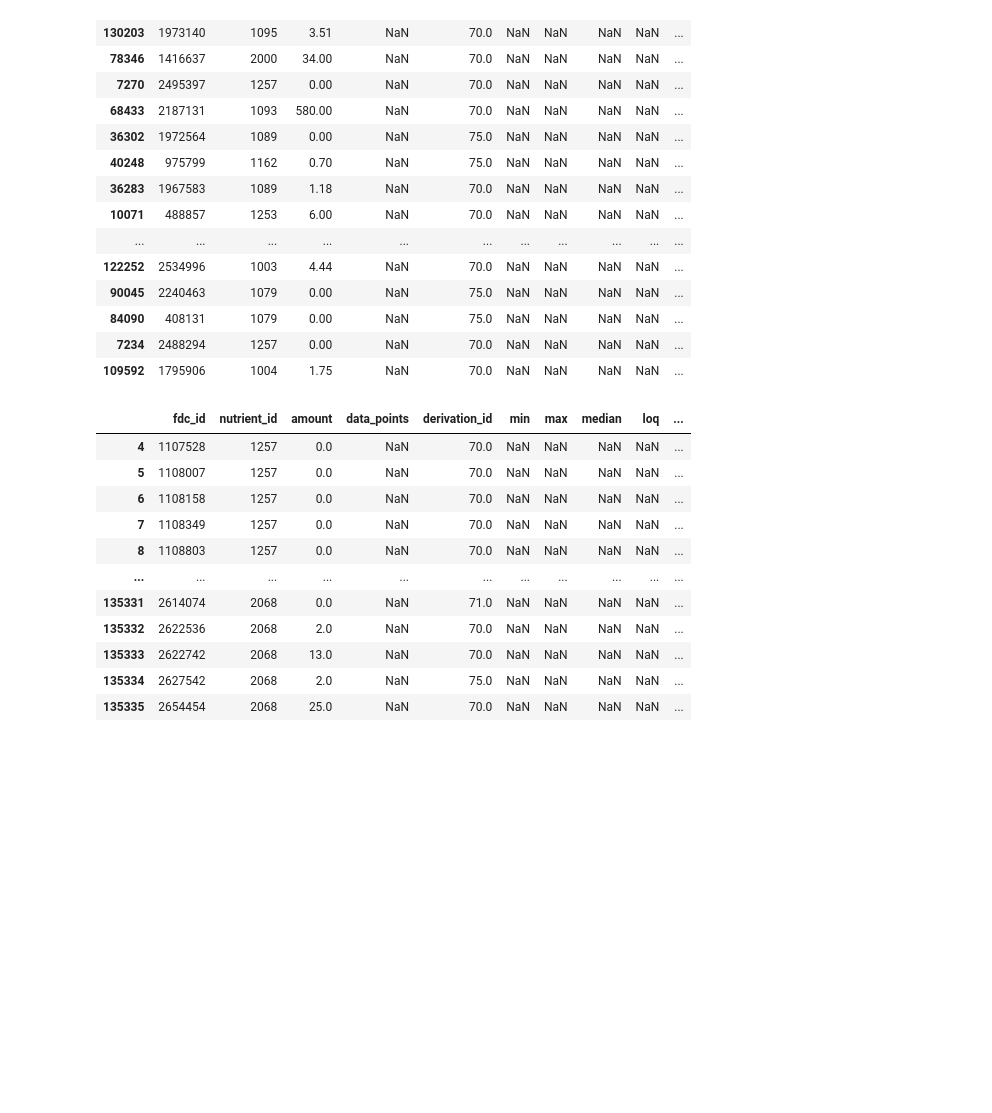
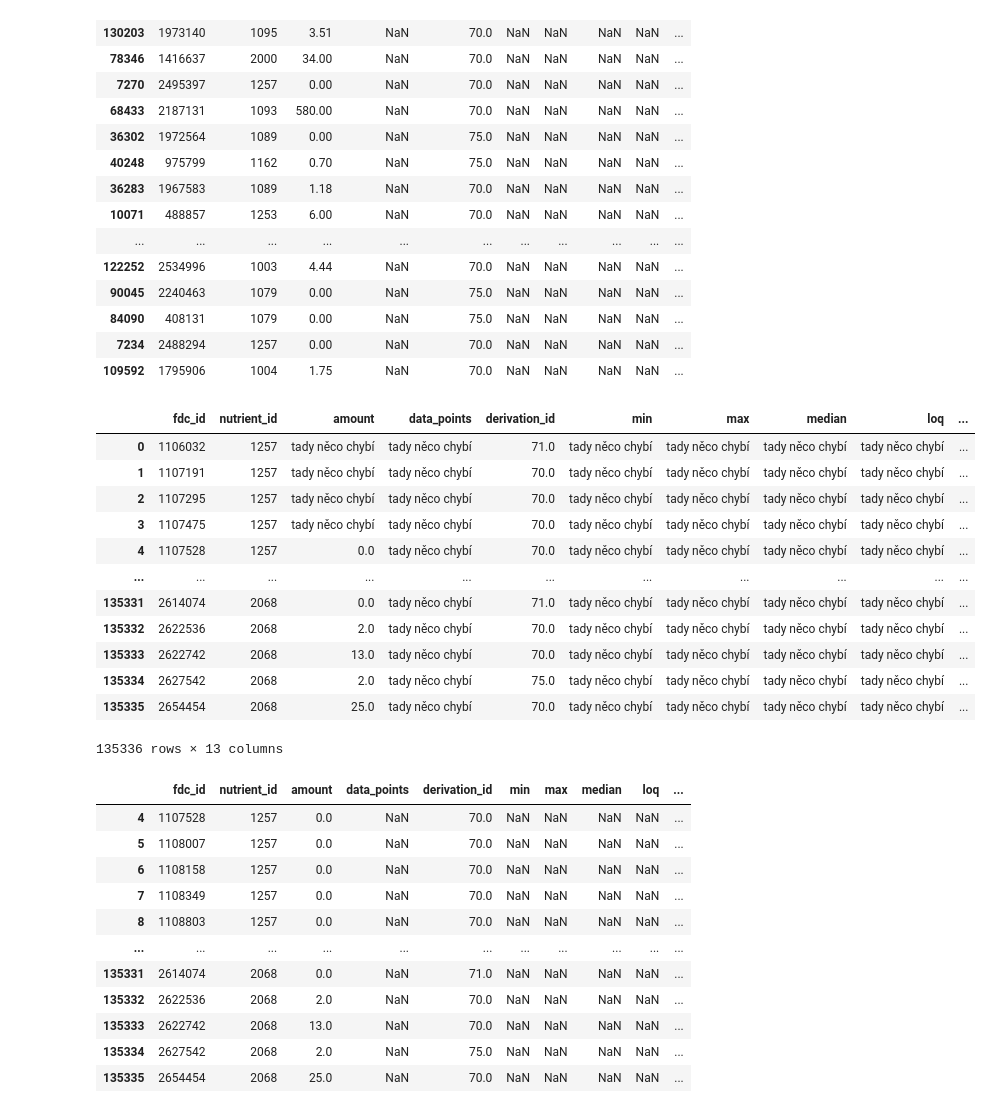
Before and after one commit to JanaEsther/czechitas-python-pro-datovou-analyzu-2024-02, a Jupyter notebook: notebooks/lekce-02/lekce-02.ipynb, the cells around one changed output. Saved outputs shown, nothing was run; the diff lists cells and outputs as text; code cells hidden in the pictures; blank space fills up the shorter version.

```diff
--- a/notebooks/lekce-02/lekce-02.ipynb
+++ b/notebooks/lekce-02/lekce-02.ipynb
@@ -525,3 +511,19 @@ food_nutrient.sample(20)
+# %%
+food_nutrient.fillna("tady něco chybí")
+# %% [output]
+|  | fdc_id | nutrient_id | amount | data_points | derivation_id | min | max | median | loq | ... |
+| 0 | 1106032 | 1257 | tady něco chybí | tady něco chybí | 71.0 | tady něco chybí | tady něco chybí | tady něco chybí | tady něco chybí | ... |
+| 1 | 1107191 | 1257 | tady něco chybí | tady něco chybí | 70.0 | tady něco chybí | tady něco chybí | tady něco chybí | tady něco chybí | ... |
+| 2 | 1107295 | 1257 | tady něco chybí | tady něco chybí | 70.0 | tady něco chybí | tady něco chybí | tady něco chybí | tady něco chybí | ... |
+| 3 | 1107475 | 1257 | tady něco chybí | tady něco chybí | 70.0 | tady něco chybí | tady něco chybí | tady něco chybí | tady něco chybí | ... |
+| 4 | 1107528 | 1257 | 0.0 | tady něco chybí | 70.0 | tady něco chybí | tady něco chybí | tady něco chybí | tady něco chybí | ... |
+| ... | ... | ... | ... | ... | ... | ... | ... | ... | ... | ... |
+| 135331 | 2614074 | 2068 | 0.0 | tady něco chybí | 71.0 | tady něco chybí | tady něco chybí | tady něco chybí | tady něco chybí | ... |
+| 135332 | 2622536 | 2068 | 2.0 | tady něco chybí | 70.0 | tady něco chybí | tady něco chybí | tady něco chybí | tady něco chybí | ... |
+| 135333 | 2622742 | 2068 | 13.0 | tady něco chybí | 70.0 | tady něco chybí | tady něco chybí | tady něco chybí | tady něco chybí | ... |
+| 135334 | 2627542 | 2068 | 2.0 | tady něco chybí | 75.0 | tady něco chybí | tady něco chybí | tady něco chybí | tady něco chybí | ... |
+| 135335 | 2654454 | 2068 | 25.0 | tady něco chybí | 70.0 | tady něco chybí | tady něco chybí | tady něco chybí | tady něco chybí | ... |
+135336 rows × 13 columns
 # %%
 food_nutrient.dropna(subset= "amount")
 # %% [output]
```
Also changed, not shown: parts of 8 cells of this notebook.
